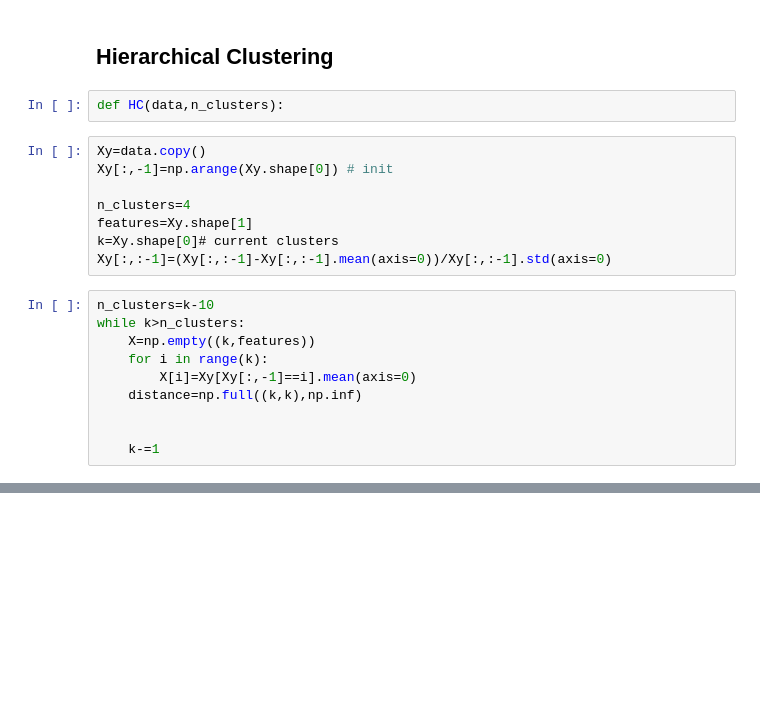
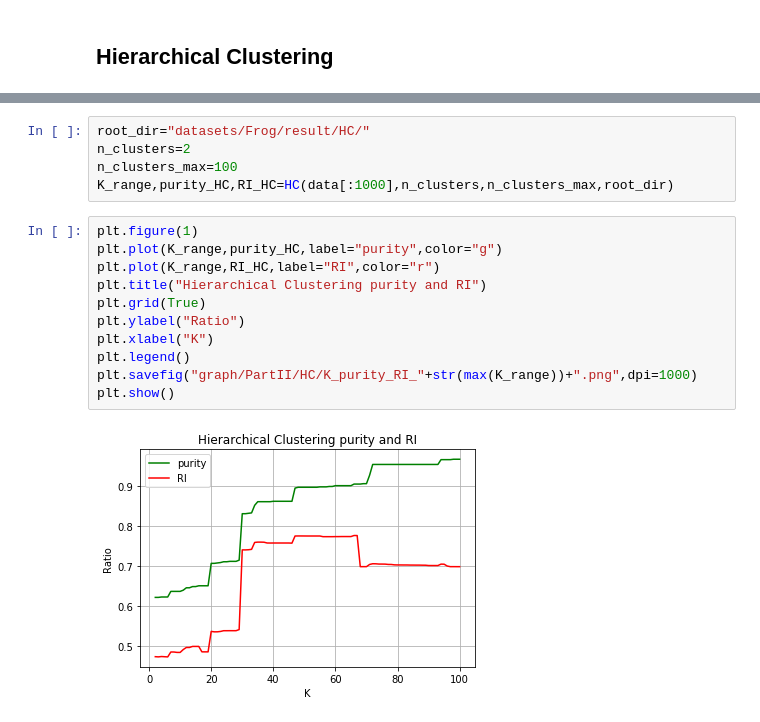
Before and after one commit to drdh/Courses, a Jupyter notebook: AI/Lab2/Lab2.ipynb, the cells around one changed output, grey strips where cells are left out. Drawn from its saved outputs; the diff is of its cells as text; blank space fills up the shorter version.

```diff
--- a/AI/Lab2/Lab2.ipynb
+++ b/AI/Lab2/Lab2.ipynb
@@ -560,23 +560,3 @@ plt.show()
 [figure]
 # %% [markdown]
 ## Hierarchical Clustering
-# %%
-def HC(data,n_clusters):
-# %%
-Xy=data.copy()
-Xy[:,-1]=np.arange(Xy.shape[0]) # init
-
-n_clusters=4
-features=Xy.shape[1]
-k=Xy.shape[0]# current clusters
-Xy[:,:-1]=(Xy[:,:-1]-Xy[:,:-1].mean(axis=0))/Xy[:,:-1].std(axis=0)
-# %%
-n_clusters=k-10
-while k>n_clusters:
-    X=np.empty((k,features))
-    for i in range(k):
-        X[i]=Xy[Xy[:,-1]==i].mean(axis=0)
-    distance=np.full((k,k),np.inf)
-
-
-    k-=1
@@ -590,0 +594,18 @@ Xy.shape
+# %%
+root_dir="datasets/Frog/result/HC/"
+n_clusters=2
+n_clusters_max=100
+K_range,purity_HC,RI_HC=HC(data[:1000],n_clusters,n_clusters_max,root_dir)
+# %%
+plt.figure(1)
+plt.plot(K_range,purity_HC,label="purity",color="g")
+plt.plot(K_range,RI_HC,label="RI",color="r")
+plt.title("Hierarchical Clustering purity and RI")
+plt.grid(True)
+plt.ylabel("Ratio")
+plt.xlabel("K")
+plt.legend()
+plt.savefig("graph/PartII/HC/K_purity_RI_"+str(max(K_range))+".png",dpi=1000)
+plt.show()
+# %% [output]
+[figure, added]
```
Also changed, not shown: parts of 5 cells of this notebook, 44 other files.
